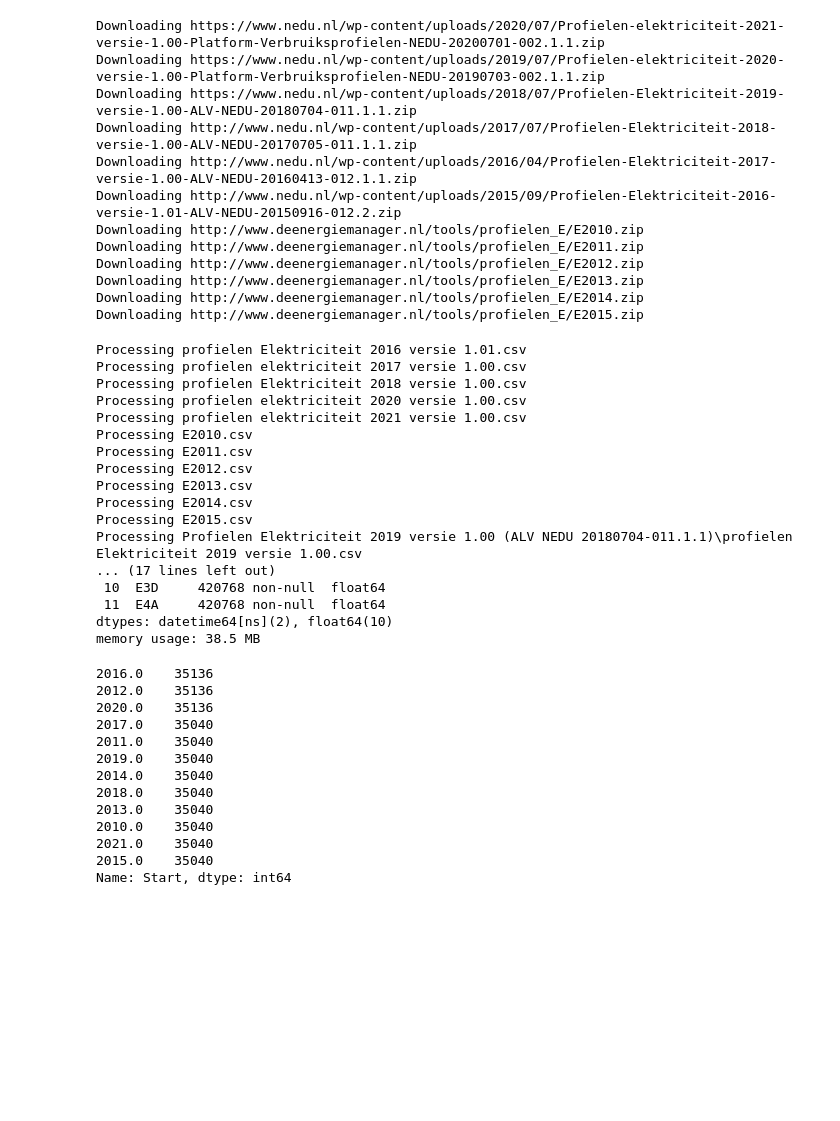
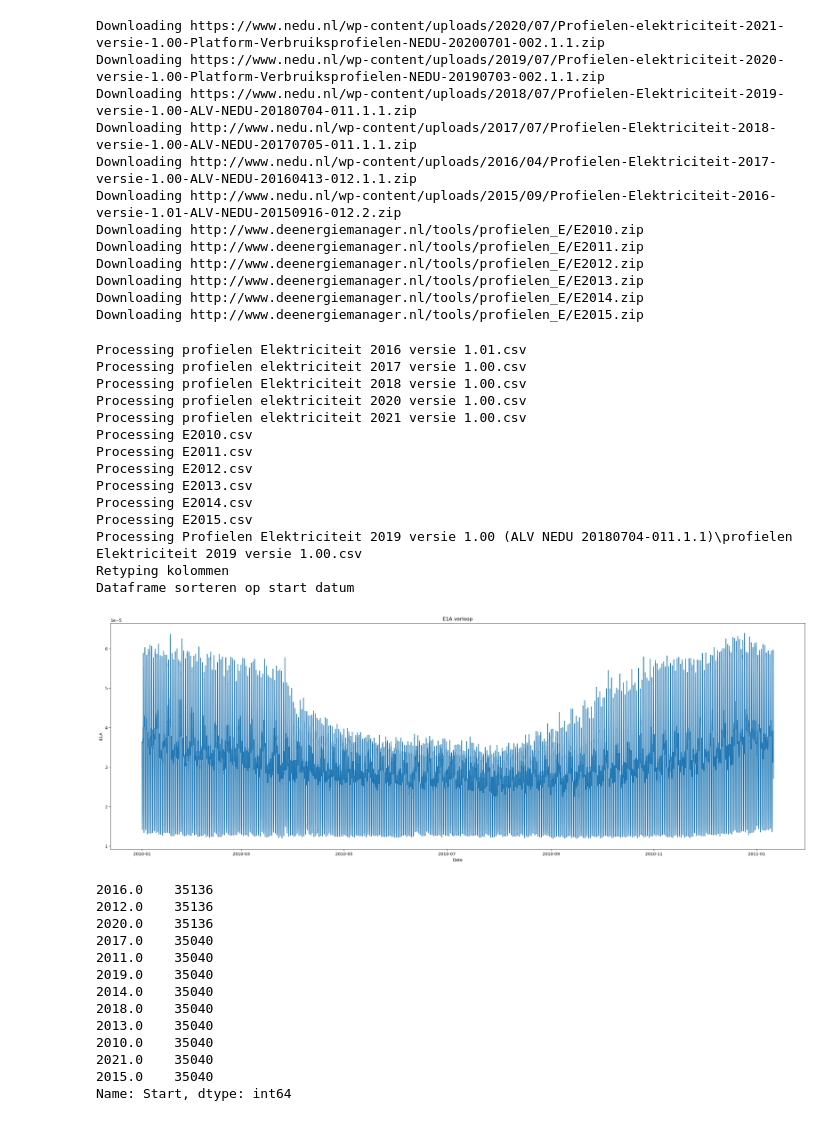
Before and after one commit to processminery/jads_enexis, a Jupyter notebook: notebooks/NEDU files.ipynb, the cells around one changed output. Drawn from its saved outputs; the diff is of its cells as text; code cells hidden in the pictures; blank space fills up the shorter version.

Commit message:
Fout in datetime conversie gefikst

```diff
--- a/notebooks/NEDU files.ipynb
+++ b/notebooks/NEDU files.ipynb
@@ -96,11 +100,6 @@ Downloading http://www.deenergiemanager.nl/tools/profielen_E/E2013.zip
 Downloading http://www.deenergiemanager.nl/tools/profielen_E/E2014.zip
 Downloading http://www.deenergiemanager.nl/tools/profielen_E/E2015.zip
 # %%
-import glob
-from glob import glob
-
-import pandas as pd
-
 combined_df = None
 files = glob('profielen*.csv')  # resultaat = lijst met bestaandsnamen komt hier uit. Als er 1 bestandsnaam in zit is dit nog steeds een lijst. Dit zijn de profielen van de NEDU site
 files.extend (glob('E*.csv')) # profielen van de energiemanager site
@@ -134,7 +133,9 @@ for file in files:
 
 # Pas de kolom types aan
 print ("Retyping kolommen")
-combined_df = combined_df.astype({'Start':'datetime64','End':'datetime64','E1A':'float64','E1B':'float64','E1C':'float64','E2A':'float64','E2B':'float64','E3A':'float64','E3B':'float64','E3C':'float64','E3D':'float64','E4A':'float64'})
+combined_df.Start = pd.to_datetime(combined_df.Start, format='%d-%m-%Y %H:%M')
+combined_df.End = pd.to_datetime(combined_df.End, format='%d-%m-%Y %H:%M')
+combined_df = combined_df.astype({'E1A':'float64','E1B':'float64','E1C':'float64','E2A':'float64','E2B':'float64','E3A':'float64','E3B':'float64','E3C':'float64','E3D':'float64','E4A':'float64'})
 
 # Het dataframe hoeft niet gevuld te worden op volgorde van tijd. Het wordt gevuld op volgorde van het
 # vinden van de bestanden door glob. Sorteer het daarom op de tijden in de start kolom
@@ -143,8 +144,6 @@ combined_df = combined_df.sort_values(by='Start')
 
 # Reindex het hele dataframe
 combined_df = combined_df.reset_index(drop=True)
-
-combined_df.info()
 # %% [output]
 Processing profielen Elektriciteit 2016 versie 1.01.csv
 Processing profielen elektriciteit 2017 versie 1.00.csv
@@ -158,11 +157,16 @@ Processing E2013.csv
 Processing E2014.csv
 Processing E2015.csv
 Processing Profielen Elektriciteit 2019 versie 1.00 (ALV NEDU 20180704-011.1.1)\profielen Elektriciteit 2019 versie 1.00.csv
-... (17 lines left out)
- 10  E3D     420768 non-null  float64
- 11  E4A     420768 non-null  float64
-dtypes: datetime64[ns](2), float64(10)
-memory usage: 38.5 MB
+Retyping kolommen
+Dataframe sorteren op start datum
+# %%
+# Time series plot voor 2010. Controle of alle data visueel ook correct lijkt
+plt.figure(figsize=(30,10), dpi=100)
+plt.plot(combined_df[:36000].Start, combined_df[:36000].E1A, color='tab:blue')
+plt.gca().set(title='E1A verloop', xlabel='Date', ylabel='E1A')
+plt.show()
+# %% [output]
+[figure, added]
 # %%
 combined_df.Start.dt.year.value_counts()
 # %% [output]
```
Also changed, not shown: parts of 3 cells of this notebook, 1 other file.
